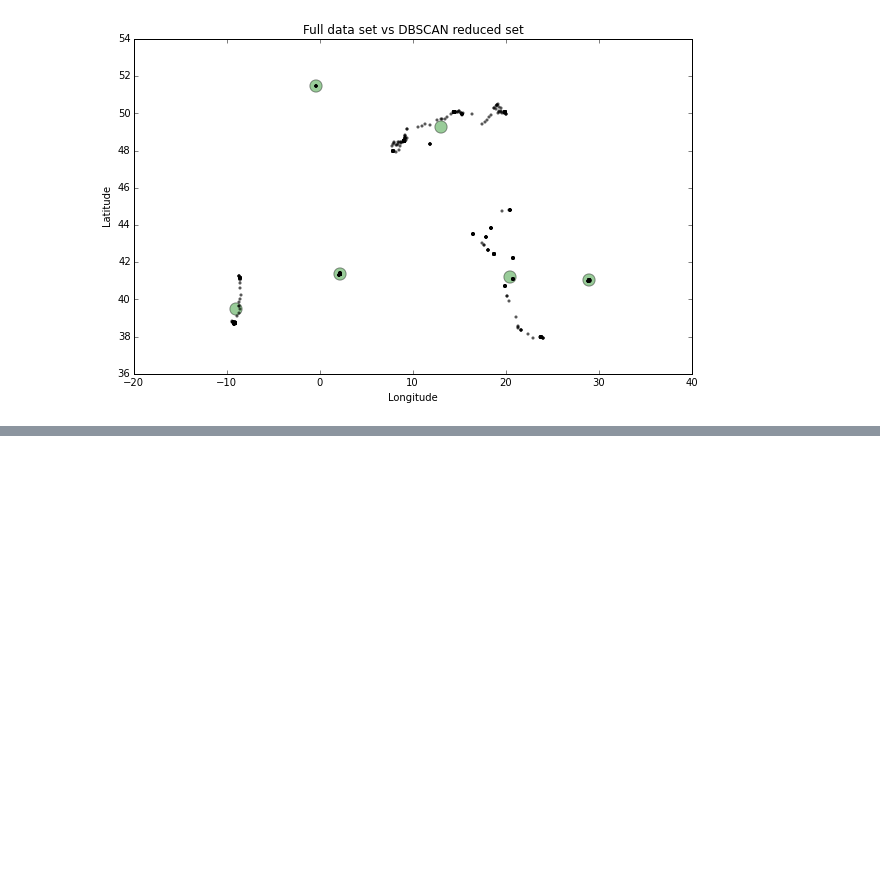
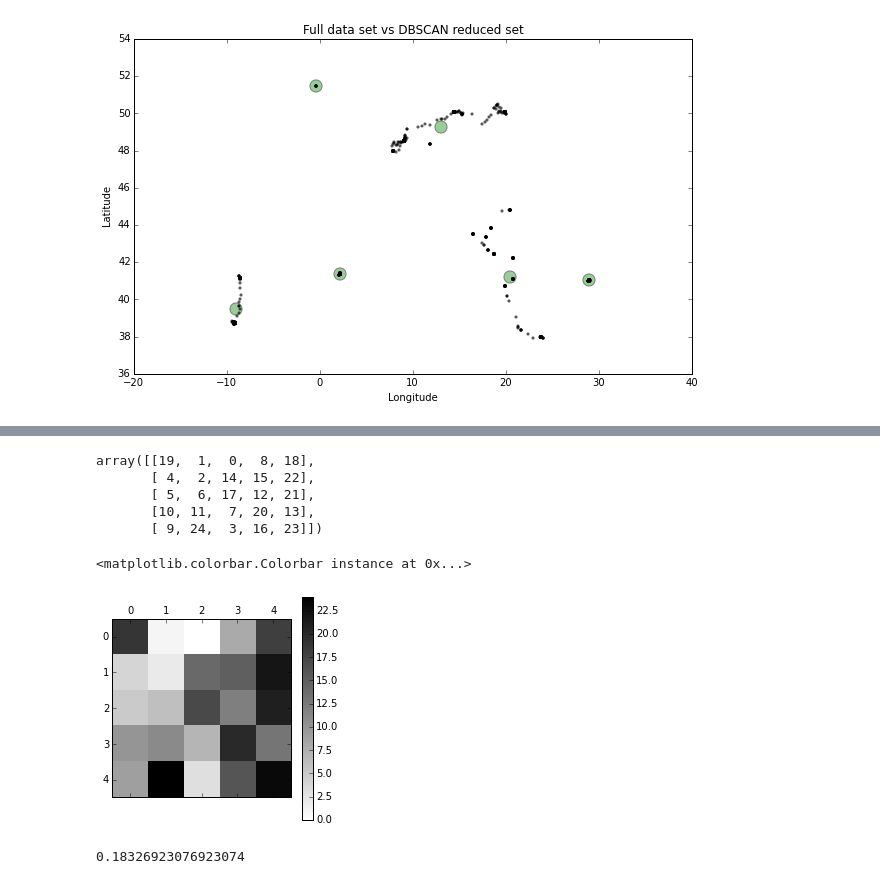
Before and after one commit to bcc2xp/geomining, a Jupyter notebook: 20151016_Tutorial.ipynb, the cells around one changed output, grey strips where cells are left out. Saved outputs shown, nothing was run; the diff lists cells and outputs as text; code cells hidden in the pictures; blank space fills up the shorter version.

Commit message:
add data

```diff
--- a/20151016_Tutorial.ipynb
+++ b/20151016_Tutorial.ipynb
@@ -142,0 +185,24 @@ plt.show()
+# %%
+yr = np.arange(25)
+#Shuffle the data randomly
+np.random.shuffle(yr)
+yr.shape = (5, 5)
+yr
+# %% [output]
+array([[19,  1,  0,  8, 18],
+       [ 4,  2, 14, 15, 22],
+       [ 5,  6, 17, 12, 21],
+       [10, 11,  7, 20, 13],
+       [ 9, 24,  3, 16, 23]])
+# %%
+matshow(yr, cmap=cm.gray_r)
+colorbar()
+# %% [output]
+<matplotlib.colorbar.Colorbar instance at 0x...>
+[figure, added]
+# %%
+w = ps.lat2W(5, 5)
+mr = ps.Moran(yr.flatten(), w)
+mr.I
+# %% [output]
+0.18326923076923074
```
Also changed, not shown: parts of 7 cells of this notebook, 1 other file.
